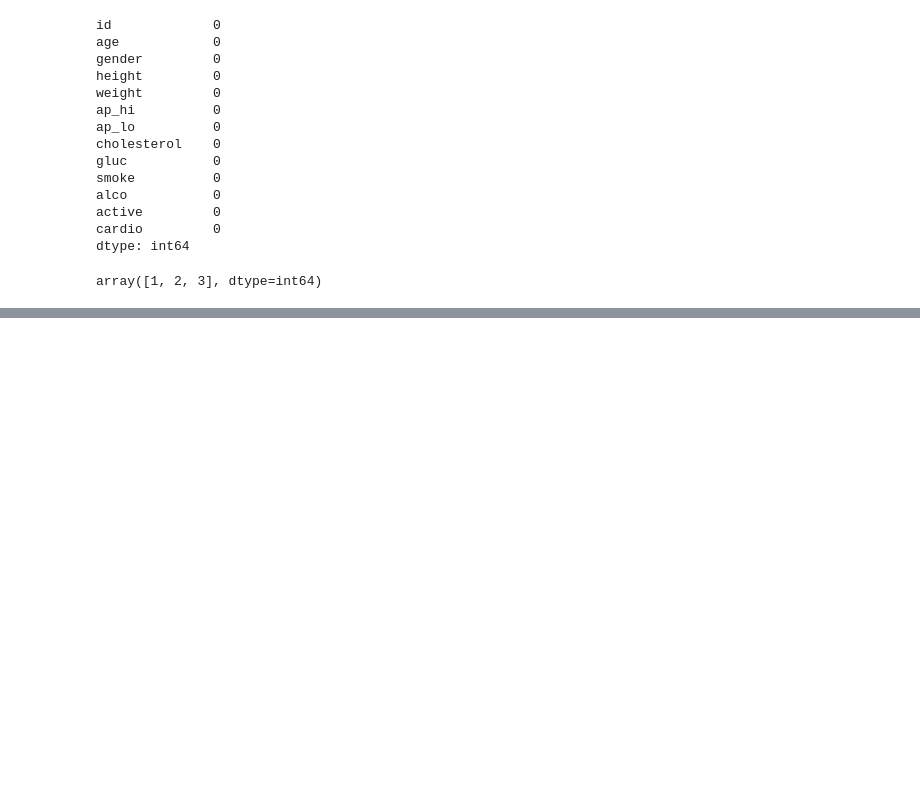
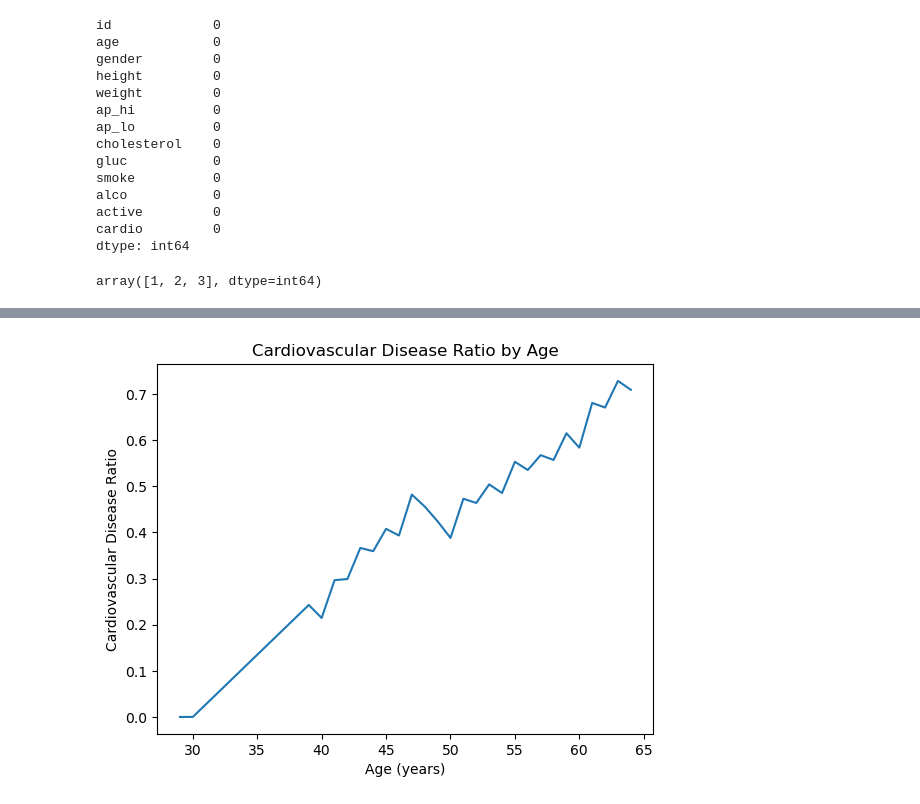
Before and after one commit to videodrake/chatgpt_project, a Jupyter notebook: GPT_Kaggle/Cardiovascular.ipynb, the cells around one changed output, grey strips where cells are left out. Saved outputs shown, nothing was run; the diff lists cells and outputs as text; code cells hidden in the pictures; blank space fills up the shorter version.

```diff
--- a/GPT_Kaggle/Cardiovascular.ipynb
+++ b/GPT_Kaggle/Cardiovascular.ipynb
@@ -65,0 +92,4 @@ df.describe()
+# %%
+# 나이별 심혈관 질환 발생 비율 계산
+age_cardio_ratio = df.groupby('age_years')['cardio'].mean()
+age_cardio_ratio
@@ -65,0 +114,9 @@ df.describe()
+# %%
+# 시각화: 나이에 따른 심혈관 질환 발생 비율
+plt.plot(age_cardio_ratio.index, age_cardio_ratio.values)
+plt.xlabel('Age (years)')
+plt.ylabel('Cardiovascular Disease Ratio')
+plt.title('Cardiovascular Disease Ratio by Age')
+plt.show()
+# %% [output]
+[figure, added]
```
Also changed, not shown: parts of 14 cells of this notebook.
